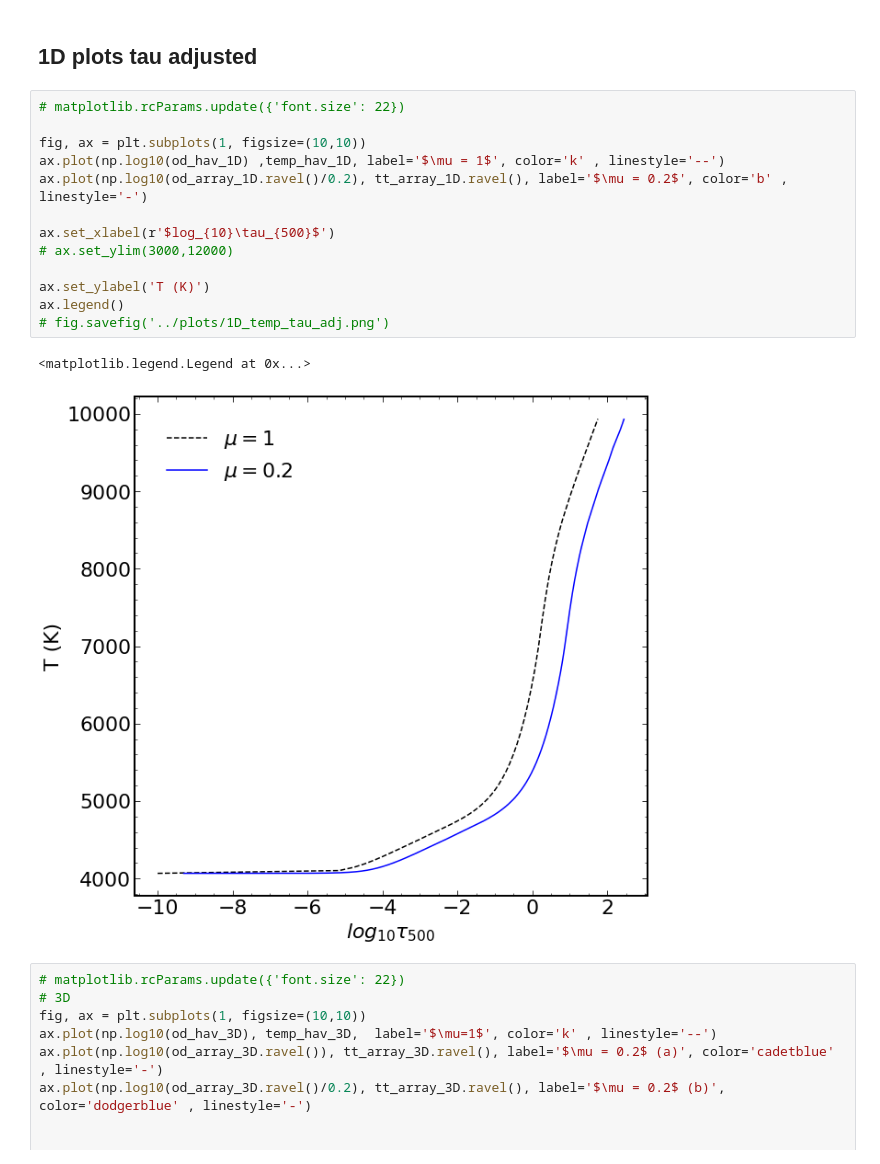
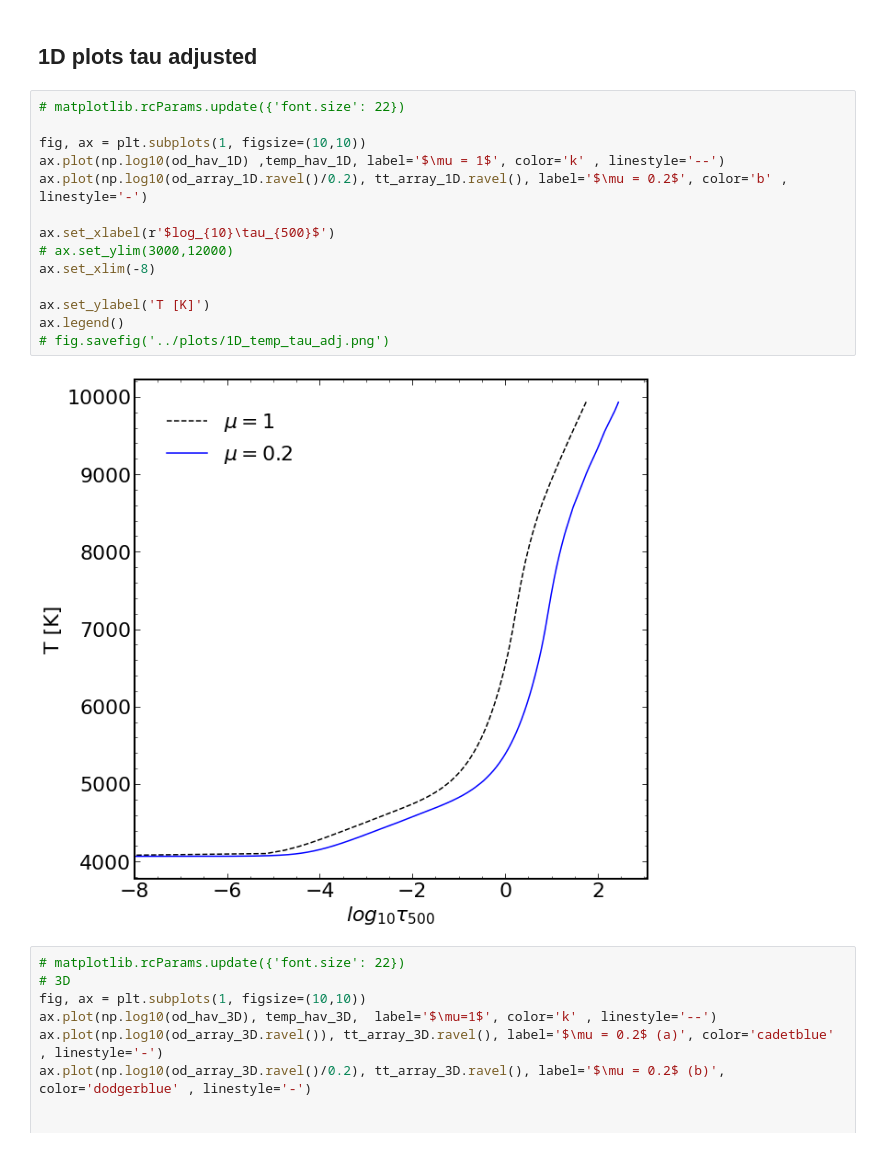
Before and after one commit to nohg/SiliconM3DAnalysis, a Jupyter notebook: Temp_depth.ipynb, the cells around one changed output. Cells and saved outputs as stored; diff of their text form.

```diff
--- a/Temp_depth.ipynb
+++ b/Temp_depth.ipynb
@@ -439,19 +439,19 @@ ax.legend()
 # %%
 # matplotlib.rcParams.update({'font.size': 22})
 
 fig, ax = plt.subplots(1, figsize=(10,10))
 ax.plot(np.log10(od_hav_1D) ,temp_hav_1D, label='$\mu = 1$', color='k' , linestyle='--')
 ax.plot(np.log10(od_array_1D.ravel()/0.2), tt_array_1D.ravel(), label='$\mu = 0.2$', color='b' , linestyle='-')
 
 ax.set_xlabel(r'$log_{10}\tau_{500}$')
 # ax.set_ylim(3000,12000)
+ax.set_xlim(-8)
 
-ax.set_ylabel('T (K)')
+ax.set_ylabel('T [K]')
 ax.legend()
 # fig.savefig('../plots/1D_temp_tau_adj.png')
 # %% [output]
-<matplotlib.legend.Legend at 0x...>
-[figure, old version]
+[figure, new version]
 # %%
 # matplotlib.rcParams.update({'font.size': 22})
 # 3D
```
Also changed, not shown: parts of 1 cell of this notebook, 2 other files.
